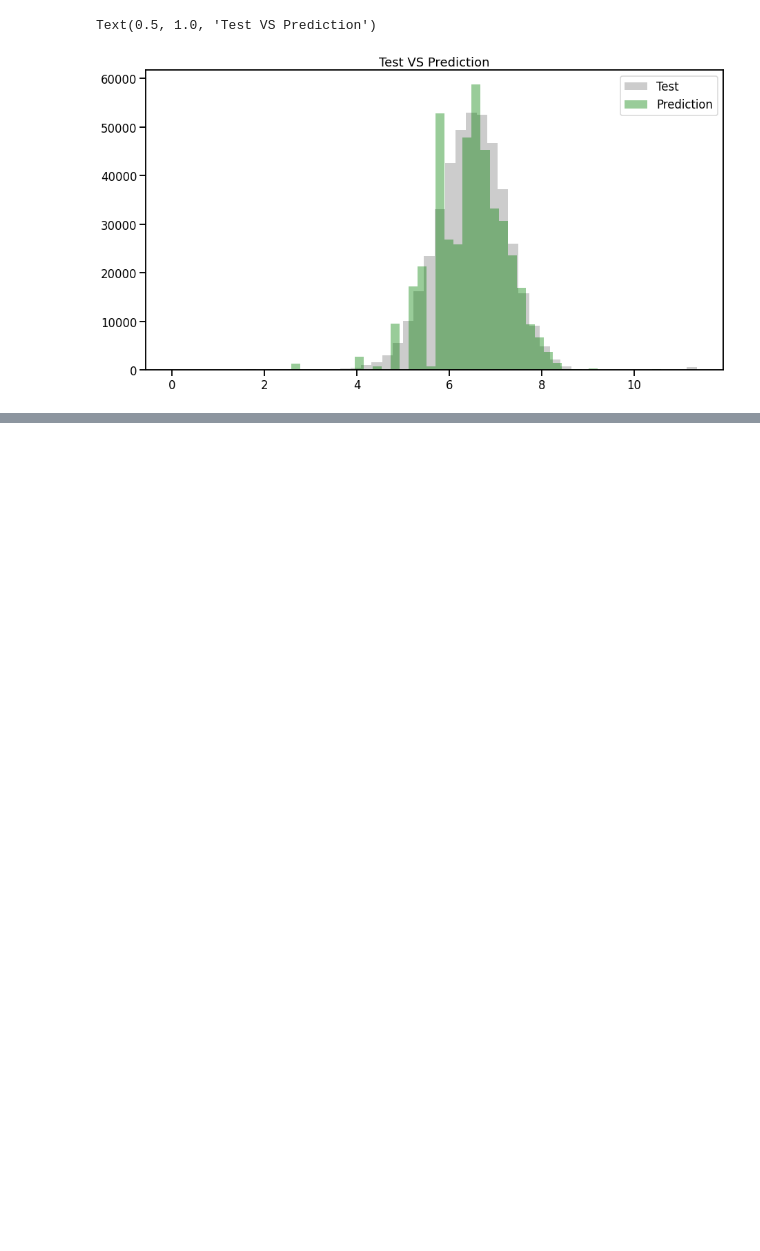
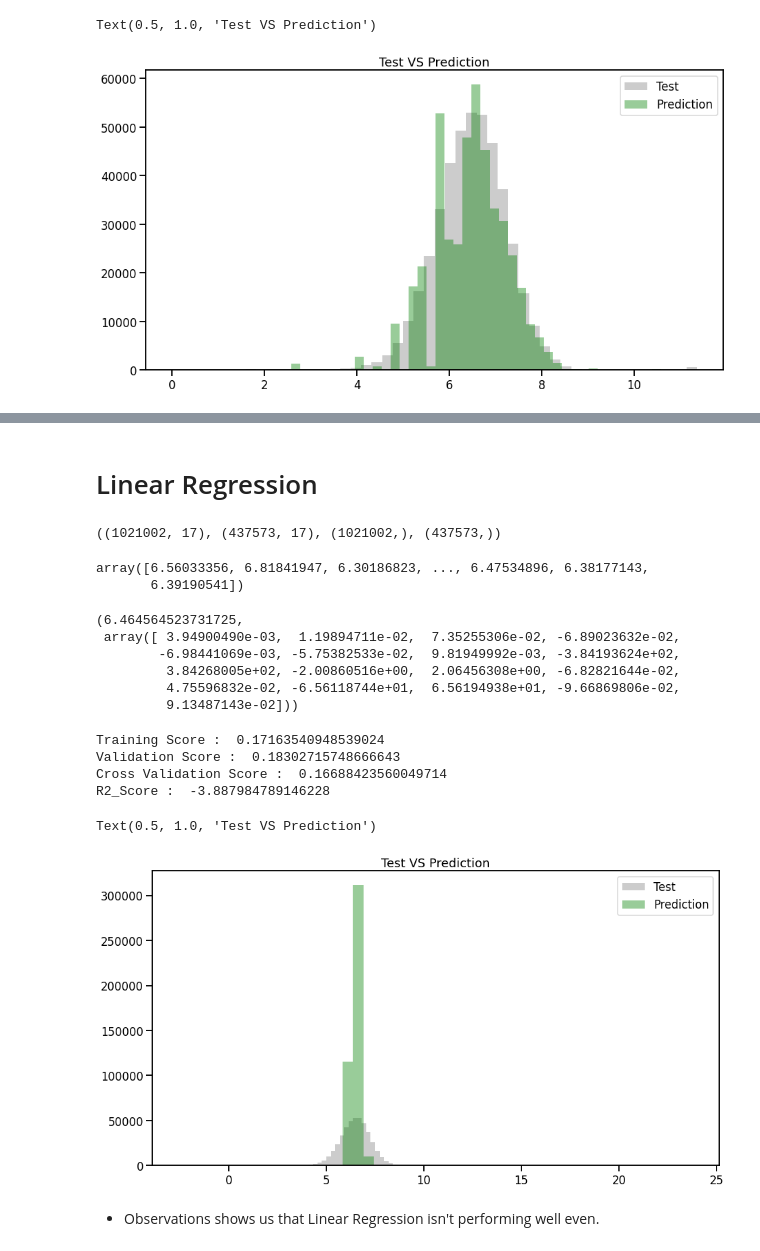
Before and after one commit to hadavikr/NYC-Taxi-Trip-Time-Prediction---Capstone-Project, a Jupyter notebook: Vikrant_Hada_NYC_Taxi_Trip_Time_Prediction_Capstone_Project.ipynb, the cells around one changed output, grey strips where cells are left out. Saved outputs shown, nothing was run; the diff lists cells and outputs as text; code cells hidden in the pictures; blank space fills up the shorter version.

```diff
--- a/Vikrant_Hada_NYC_Taxi_Trip_Time_Prediction_Capstone_Project.ipynb
+++ b/Vikrant_Hada_NYC_Taxi_Trip_Time_Prediction_Capstone_Project.ipynb
@@ -969,0 +1092,71 @@ Text(0.5, 1.0, 'Test VS Prediction')
+# %%
+X = new_df
+y = np.log(nyc_taxi_df['trip_duration']).values
+# %% [markdown]
+# Linear Regression
+# %%
+#train test split
+
+from sklearn.model_selection import train_test_split, GridSearchCV, cross_val_score
+from sklearn.metrics import r2_score, mean_squared_log_error , mean_squared_error
+
+X_train, X_test, y_train, y_test = train_test_split(X, y, test_size=0.30, random_state=10)
+X_train.shape, X_test.shape, y_train.shape, y_test.shape
+# %% [output]
+((1021002, 17), (437573, 17), (1021002,), (437573,))
+# %%
+#implenting linear regression
+
+from sklearn.linear_model import LinearRegression
+
+est_lr = LinearRegression()
+est_lr.fit(X_train, y_train)
+lr_pred = est_lr.predict(X_test)
+lr_pred
+# %% [output]
+array([6.56033356, 6.81841947, 6.30186823, ..., 6.47534896, 6.38177143,
+       6.39190541])
+# %%
+#Intercept & Coef
+
+est_lr.intercept_, est_lr.coef_
+# %% [output]
+(6.464564523731725,
+ array([ 3.94900490e-03,  1.19894711e-02,  7.35255306e-02, -6.89023632e-02,
+        -6.98441069e-03, -5.75382533e-02,  9.81949992e-03, -3.84193624e+02,
+         3.84268005e+02, -2.00860516e+00,  2.06456308e+00, -6.82821644e-02,
+         4.75596832e-02, -6.56118744e+01,  6.56194938e+01, -9.66869806e-02,
+         9.13487143e-02]))
+# %%
+#Examining metrics
+
+print ("Training Score : " , est_lr.score(X_train, y_train))
+
+print ("Validation Score : ", est_lr.score(X_test, y_test))
+
+print ("Cross Validation Score : " , cross_val_score(est_lr, X_train, y_train, cv=5).mean())
+
+print ("R2_Score : ", r2_score(lr_pred, y_test))
+
+#print ("RMSE : ", np.sqrt(mean_squared_log_error(lr_pred, y_test)))
+# %% [output]
+Training Score :  0.17163540948539024
+Validation Score :  0.18302715748666643
+Cross Validation Score :  0.16688423560049714
+R2_Score :  -3.887984789146228
+# %%
+#prediction vs validation data
+
+plt.figure(figsize=(15,8))
+plt.subplot(1,1,1)
+sns.distplot(y_test, kde=False, color="grey", label="Test")
+
+plt.subplot(1,1,1)
+sns.distplot(lr_pred, kde=False, color="green", label="Prediction")
+plt.legend()
+plt.title("Test VS Prediction")
+# %% [output]
+Text(0.5, 1.0, 'Test VS Prediction')
+[figure, added]
+# %% [markdown]
+- Observations shows us that Linear Regression isn't performing well even.
```
Also changed, not shown: parts of 37 cells of this notebook.
